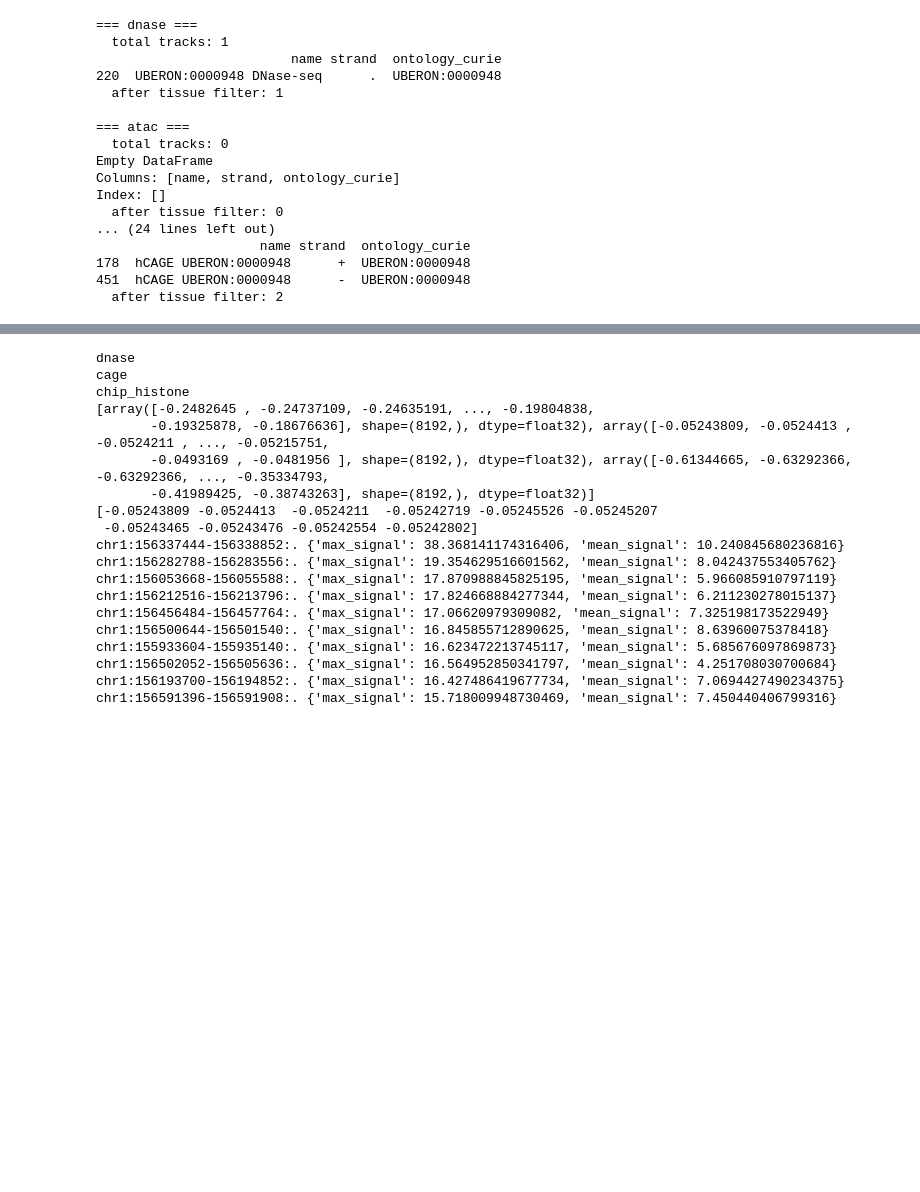
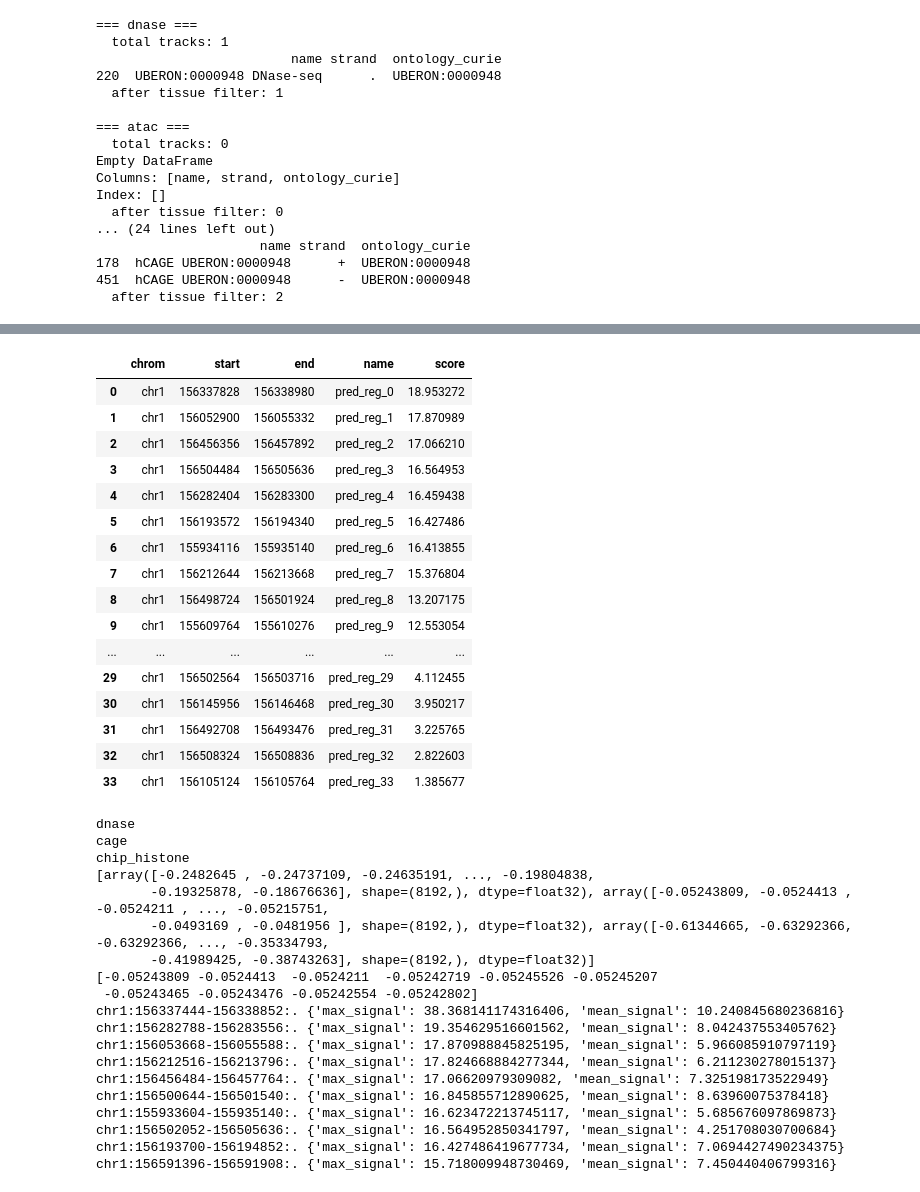
Before and after one commit to cralbers/variant-effects, a Jupyter notebook: predict_reg_regions_osc.ipynb, the cells around one changed output, grey strips where cells are left out. Drawn from its saved outputs; the diff is of its cells as text; code cells hidden in the pictures; blank space fills up the shorter version.

Commit message:
added function to identify predicted regulatory regions based on only one track rather than combining all the tracks

```diff
--- a/predict_reg_regions_osc.ipynb
+++ b/predict_reg_regions_osc.ipynb
@@ -546,0 +617,7 @@ def isolate_high_regulatory_regions(
+# %%
+result = isolate_high_regulatory_regions_singlemod(output, modalities = ['dnase'])
+high_regions = result["intervals"]
+
+# top 10 highest scoring regions
+for iv in high_regions[:10]:
+    print(iv, iv.info)
@@ -547,3 +640,38 @@ def isolate_high_regulatory_regions(
+# %%
+# make bed formatted df of predicted regions
+# chrom / chromStart / chromEnd / name / score / strand
+
+
+pd.DataFrame([
+    {
+        "chrom": iv.chromosome,
+        "start": iv.start,
+        "end": iv.end,
+        "name": f"pred_reg_{i}",
+        "score": iv.info.get("max_signal"),
+    }
+    for i, iv in enumerate(result["intervals"])
+])
+
+pd.to_csv("
+# %% [output]
+|  | chrom | start | end | name | score |
+| 0 | chr1 | 156337828 | 156338980 | pred_reg_0 | 18.953272 |
+| 1 | chr1 | 156052900 | 156055332 | pred_reg_1 | 17.870989 |
+| 2 | chr1 | 156456356 | 156457892 | pred_reg_2 | 17.066210 |
+| 3 | chr1 | 156504484 | 156505636 | pred_reg_3 | 16.564953 |
+| 4 | chr1 | 156282404 | 156283300 | pred_reg_4 | 16.459438 |
+| 5 | chr1 | 156193572 | 156194340 | pred_reg_5 | 16.427486 |
+| 6 | chr1 | 155934116 | 155935140 | pred_reg_6 | 16.413855 |
+| 7 | chr1 | 156212644 | 156213668 | pred_reg_7 | 15.376804 |
+| 8 | chr1 | 156498724 | 156501924 | pred_reg_8 | 13.207175 |
+| 9 | chr1 | 155609764 | 155610276 | pred_reg_9 | 12.553054 |
+| ... | ... | ... | ... | ... | ... |
+| 29 | chr1 | 156502564 | 156503716 | pred_reg_29 | 4.112455 |
+| 30 | chr1 | 156145956 | 156146468 | pred_reg_30 | 3.950217 |
+| 31 | chr1 | 156492708 | 156493476 | pred_reg_31 | 3.225765 |
+| 32 | chr1 | 156508324 | 156508836 | pred_reg_32 | 2.822603 |
+| 33 | chr1 | 156105124 | 156105764 | pred_reg_33 | 1.385677 |
 # %%
 result = isolate_high_regulatory_regions(output)
 high_regions = result["intervals"]
```
Also changed, not shown: parts of 4 cells of this notebook.
